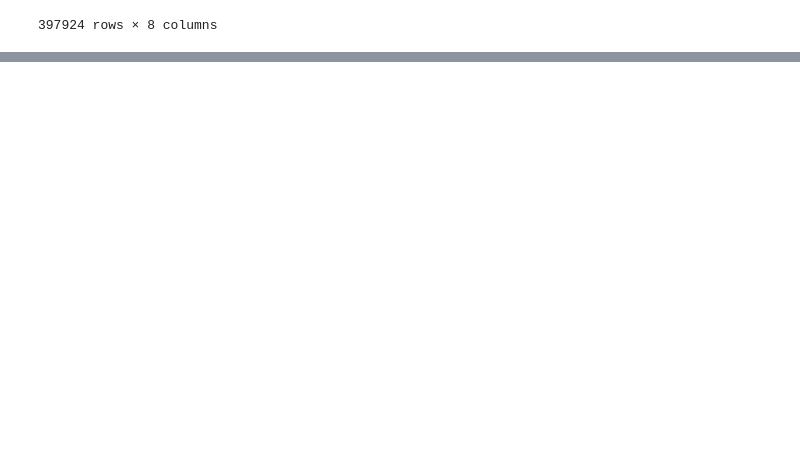
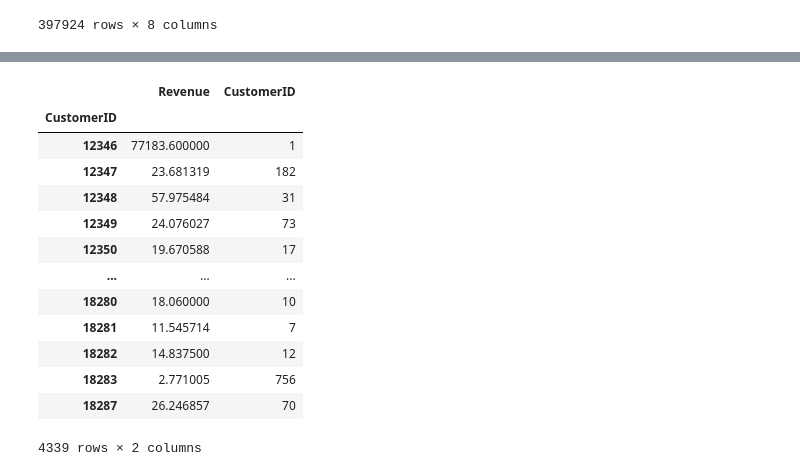
Before and after one commit to piaseckazaneta/data-science-bootcamp, a Jupyter notebook: sql_porownanie.ipynb, the cells around one changed output, grey strips where cells are left out. Saved outputs shown, nothing was run; the diff lists cells and outputs as text; code cells hidden in the pictures; blank space fills up the shorter version.

```diff
--- a/sql_porownanie.ipynb
+++ b/sql_porownanie.ipynb
@@ -303,0 +327,22 @@ retail[retail.InvoiceNo.notnull()]
+# %%
+# SELECT CustomerID, avg(Revenue), count(*) FROM retial GROUP BY CustomerID;
+
+retail.groupby('CustomerID').aggregate({'Revenue': np.mean, 'CustomerID': np.size})
+
+#To co zrobiliśmy wyżej to grupowanie po CustomerID, a potem podaliśmy funkcje agregujące mean i size przy uzyciu aggregate. W agregate przekazaliśmy słownik,
+# który mapuje nazwy kolumn odpowiednio na funkcje, których chcieliśmy użyć.
+# %% [output]
+|  | Revenue | CustomerID |
+| CustomerID |  |  |
+| 12346 | 77183.600000 | 1 |
+| 12347 | 23.681319 | 182 |
+| 12348 | 57.975484 | 31 |
+| 12349 | 24.076027 | 73 |
+| 12350 | 19.670588 | 17 |
+| ... | ... | ... |
+| 18280 | 18.060000 | 10 |
+| 18281 | 11.545714 | 7 |
+| 18282 | 14.837500 | 12 |
+| 18283 | 2.771005 | 756 |
+| 18287 | 26.246857 | 70 |
+4339 rows × 2 columns
```
Also changed, not shown: parts of 8 cells of this notebook.
